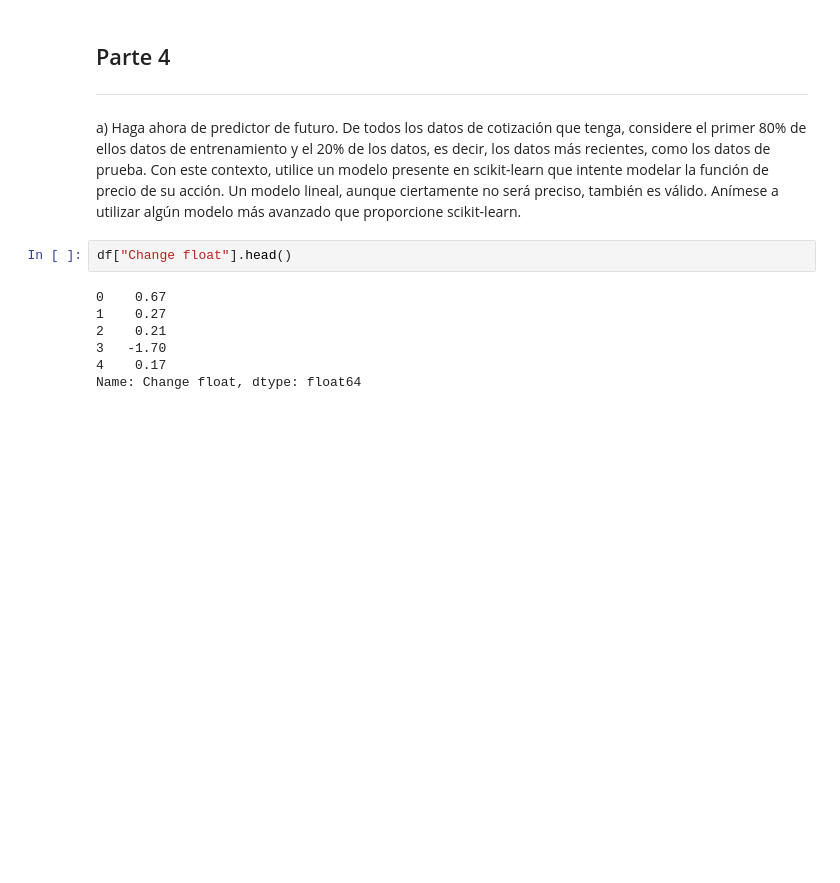
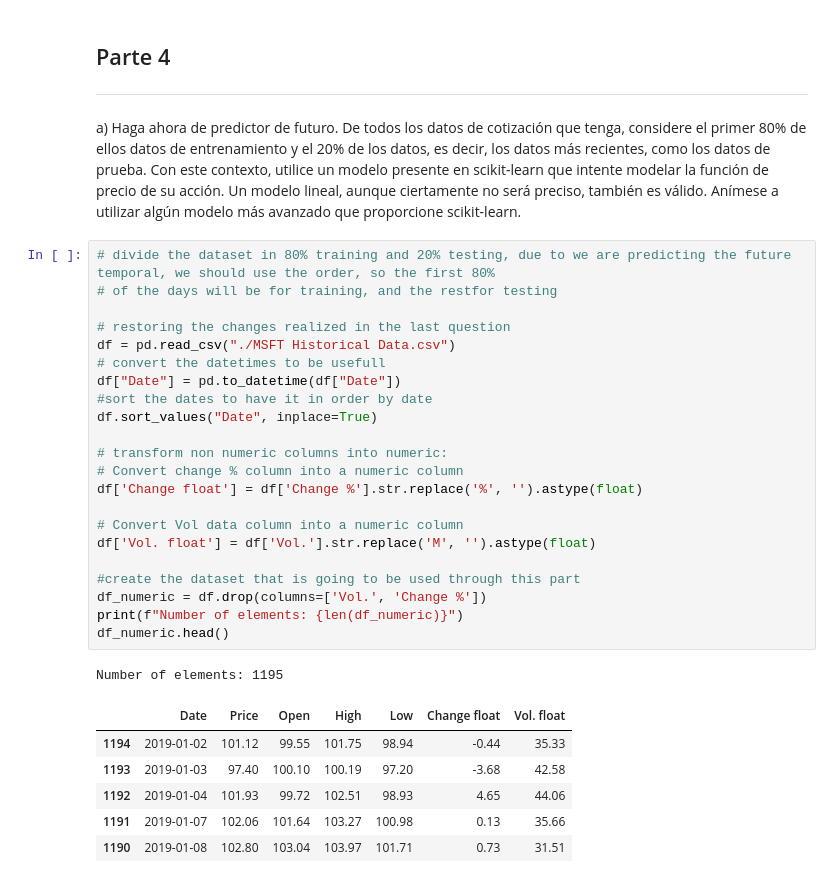
Before and after one commit to Carlosbil/Invest_basic_predictor, a Jupyter notebook: 20231204CBLCarlosBilbaoLara2002python.ipynb, the cells around one changed output. Drawn from its saved outputs; the diff is of its cells as text; blank space fills up the shorter version.

```diff
--- a/20231204CBLCarlosBilbaoLara2002python.ipynb
+++ b/20231204CBLCarlosBilbaoLara2002python.ipynb
@@ -503,12 +503,33 @@ primer 80% de ellos datos de entrenamiento y el 20% de los datos, es decir, los
 recientes, como los datos de prueba. Con este contexto, utilice un modelo presente en scikit-learn que intente modelar la función de precio de su acción. Un modelo lineal, aunque
 ciertamente no será preciso, también es válido. Anímese a utilizar algún modelo más avanzado
 que proporcione scikit-learn.
-# %%
-df["Change float"].head()
-# %% [output]
-0    0.67
-1    0.27
-2    0.21
-3   -1.70
-4    0.17
-Name: Change float, dtype: float64
+# %%
+# divide the dataset in 80% training and 20% testing, due to we are predicting the future temporal, we should use the order, so the first 80%
+# of the days will be for training, and the restfor testing
+
+# restoring the changes realized in the last question
+df = pd.read_csv("./MSFT Historical Data.csv")
+# convert the datetimes to be usefull
+df["Date"] = pd.to_datetime(df["Date"])
+#sort the dates to have it in order by date
+df.sort_values("Date", inplace=True)
+
+# transform non numeric columns into numeric:
+# Convert change % column into a numeric column
+df['Change float'] = df['Change %'].str.replace('%', '').astype(float)
+
+# Convert Vol data column into a numeric column
+df['Vol. float'] = df['Vol.'].str.replace('M', '').astype(float)
+
+#create the dataset that is going to be used through this part
+df_numeric = df.drop(columns=['Vol.', 'Change %'])
+print(f"Number of elements: {len(df_numeric)}")
+df_numeric.head()
+# %% [output]
+Number of elements: 1195
+|  | Date | Price | Open | High | Low | Change float | Vol. float |
+| 1194 | 2019-01-02 | 101.12 | 99.55 | 101.75 | 98.94 | -0.44 | 35.33 |
+| 1193 | 2019-01-03 | 97.40 | 100.10 | 100.19 | 97.20 | -3.68 | 42.58 |
+| 1192 | 2019-01-04 | 101.93 | 99.72 | 102.51 | 98.93 | 4.65 | 44.06 |
+| 1191 | 2019-01-07 | 102.06 | 101.64 | 103.27 | 100.98 | 0.13 | 35.66 |
+| 1190 | 2019-01-08 | 102.80 | 103.04 | 103.97 | 101.71 | 0.73 | 31.51 |
```
Also changed, not shown: parts of 3 cells of this notebook.
